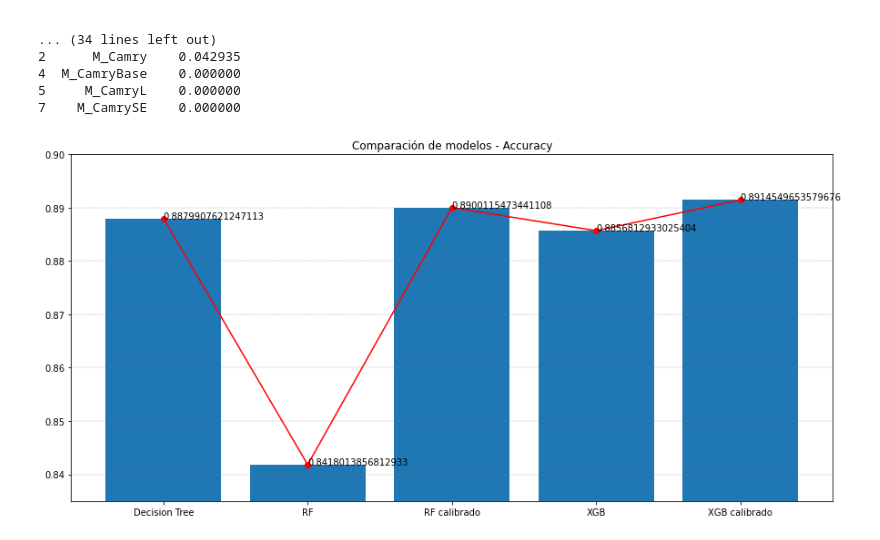
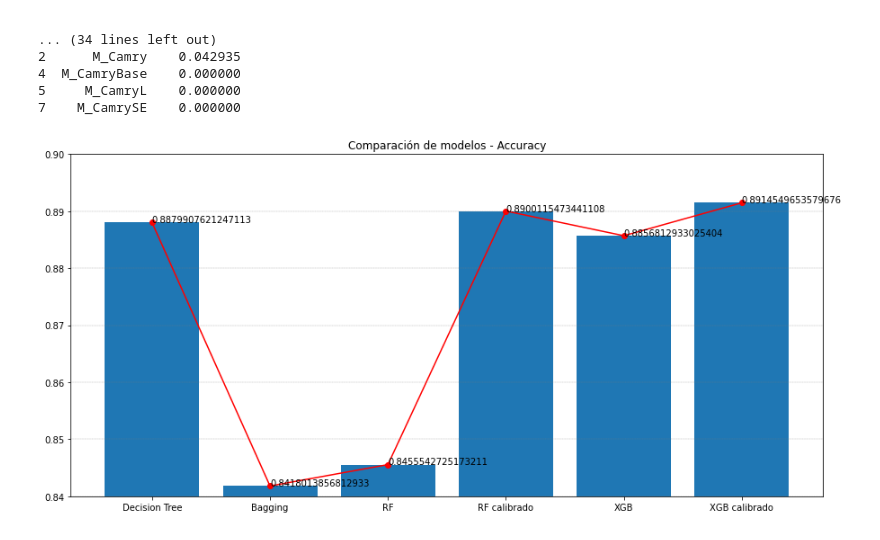
Before and after one commit to albahnsen/MIAD_ML_and_NLP, a Jupyter notebook: Semana 2/S2TC1_RandomForests_Boosting.ipynb, the cells around one changed output. Saved outputs shown, nothing was run; the diff lists cells and outputs as text; code cells hidden in the pictures.

```diff
--- a/Semana 2/S2TC1_RandomForests_Boosting.ipynb
+++ b/Semana 2/S2TC1_RandomForests_Boosting.ipynb
@@ -281,6 +284,7 @@ print(pred_matrix_bagging)
 
 # Precision: la precision de la prediccion test es:
 precisionbclf=precision_score(y_true=y_test, y_pred=prediccionesbagging)
+bag_acc=metrics.accuracy_score(prediccionesbagging, y_test)
 print('Precision de la prediccion es: \n', precisionbclf)
 
 # Metricas
@@ -302,7 +310,7 @@ F1_Score:
 En la celda 4, usando la librería sklearn entrenen un modelo de Randon Forest para clasificación y presenten el acurracy del modelo en el set de test y comenten sus resultados.
 # %%
 # Celda 4
-clf_rf = RandomForestClassifier(n_estimators=10,random_state=0)
+clf_rf = RandomForestClassifier(random_state=0)
 clf_rf.fit(X_train, y_train)
 
 # Predicción
@@ -738,22 +797,22 @@ Usando Random Forest sin variables
 # %%
 
 # Comparación de todos los resultados
 
 fig = plt.figure(figsize=(15,7))
 ax1=plt.subplot(1,1,1)
-ax1.set_ylim(0.835,0.9)
+ax1.set_ylim(0.84,0.9)
 ax1.grid(axis='y',color='gray', linestyle='--', linewidth=0.3)
 
-ejeX = ['Decision Tree','RF','RF calibrado', 'XGB','XGB calibrado']
-ejeY = [td_acc,acc_rf, acc_rf_cal , acc_xgb, acc_XGB_cal]
+ejeX = ['Decision Tree','Bagging','RF','RF calibrado', 'XGB','XGB calibrado']
+ejeY = [td_acc,acc_rf,bag_acc, acc_rf_cal , acc_xgb, acc_XGB_cal]
 plt.bar(ejeX,ejeY)
 ax1.plot(ejeX,ejeY,marker='o', color= 'red')
 def addlabels(x,y,plotP):
     for i in range(len(x)):
         plotP.text(i,y[i],y[i])
 addlabels(ejeX,ejeY,plt)
 
 plt.title("Comparación de modelos - Accuracy")
 plt.show()
 # %% [output]
-[figure, old version]
+[figure, new version]
```
Also changed, not shown: parts of 13 cells of this notebook.
